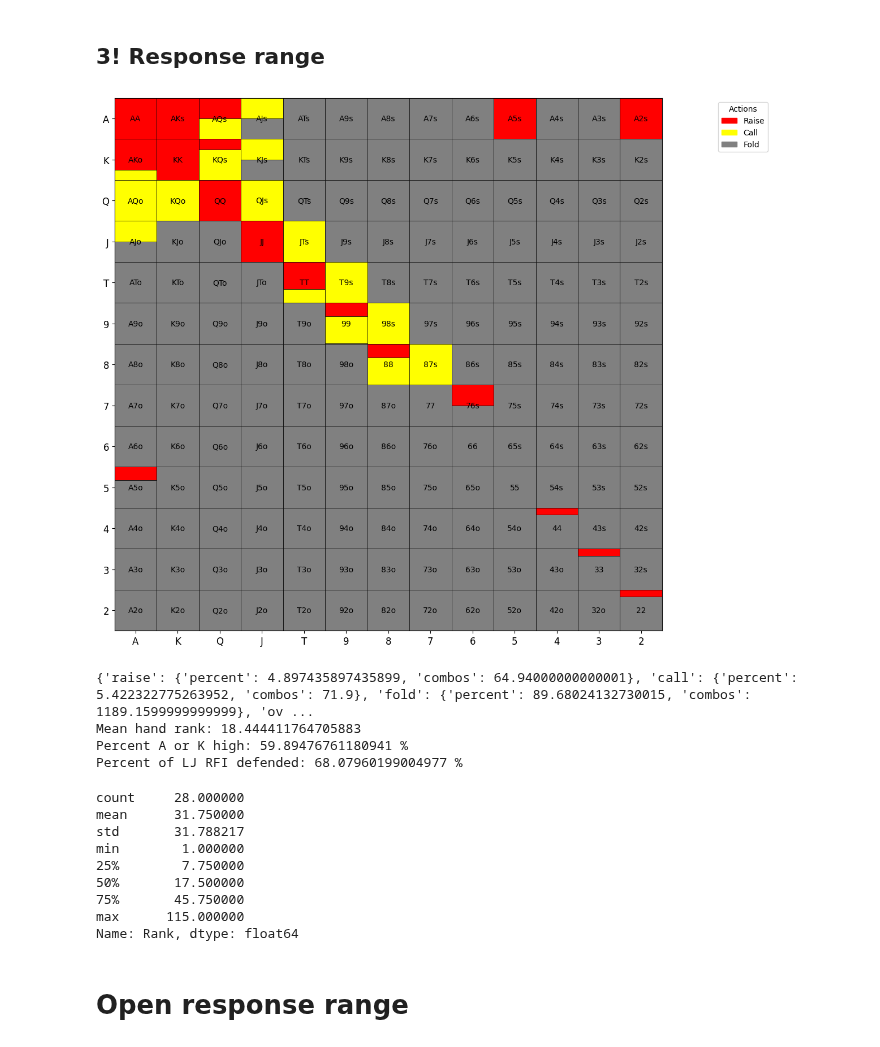
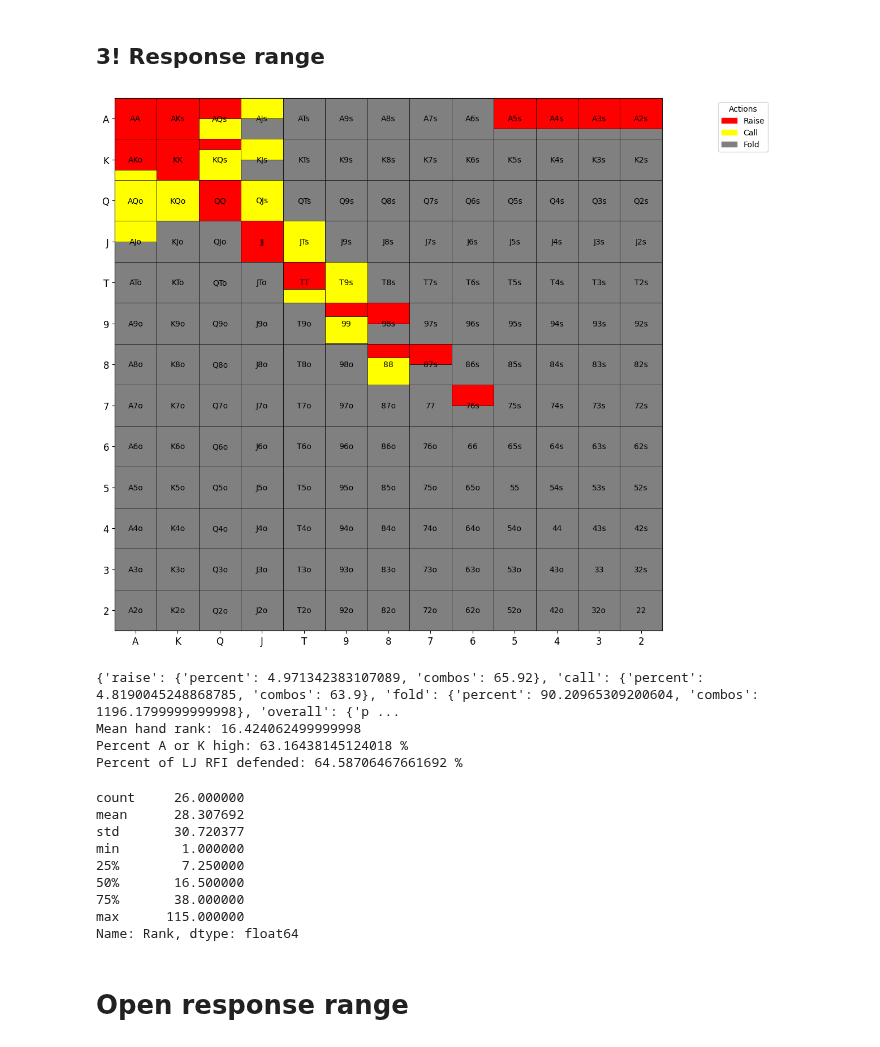
Before and after one commit to KunaalAgarwal/poker_analysis, a Jupyter notebook: src/mp1_ranges.ipynb, the cells around one changed output. Cells and saved outputs as stored; diff of their text form; code cells hidden in the pictures.

```diff
--- a/src/mp1_ranges.ipynb
+++ b/src/mp1_ranges.ipynb
@@ -147,9 +147,9 @@ response_3bet_range = {
     "66": {"raise": 0.0, "call": 0.0},
     "55": {"raise": 0.0, "call": 0.0},
     # 4bet bluff (unblocks AK, AQ, AJ, KQ, etc.), while ahead of those hands and can put high pressure on middling pairs
-    "44": {"raise": 0.17, "call": 0.0},
-    "33": {"raise": 0.17, "call": 0.0},
-    "22": {"raise": 0.17, "call": 0.0},
+    "44": {"raise": 0.0, "call": 0.0},
+    "33": {"raise": 0.0, "call": 0.0},
+    "22": {"raise": 0.0, "call": 0.0},
 
     "AKs": {"raise": 1.0, "call": 0.0},
     "AQs": {"raise": 0.5, "call": 0.5},
@@ -159,10 +159,10 @@ response_3bet_range = {
     "A8s": {"raise": 0.0, "call": 0.0},
     "A7s": {"raise": 0.0, "call": 0.0},
     "A6s": {"raise": 0.0, "call": 0.0},
-    "A5s": {"raise": 1.0, "call": 0.0}, # 4bet bluff
-    "A4s": {"raise": 0.0, "call": 0.0},
-    "A3s": {"raise": 0.0, "call": 0.0},
-    "A2s": {"raise": 1.0, "call": 0.0}, # 4bet bluff
+    "A5s": {"raise": 0.75, "call": 0.0}, # 4bet bluff
+    "A4s": {"raise": 0.75, "call": 0.0},
+    "A3s": {"raise": 0.75, "call": 0.0},
+    "A2s": {"raise": 0.75, "call": 0.0}, # 4bet bluff
 
     "AKo": {"raise": .75, "call": 0.25},
     "AQo": {"raise": 0.0, "call": 1.0},
@@ -170,7 +170,7 @@ response_3bet_range = {
     "ATo": {"raise": 0.0, "call": 0.0},
     "A9o": {"raise": 0.0, "call": 0.0},
 
-    "A5o": {"raise": 0.33, "call": 0.0}, # come back to adjust bluff frequencies
+    "A5o": {"raise": 0.0, "call": 0.0}, # come back to adjust bluff frequencies
     "A4o": {"raise": 0.0, "call": 0.0},
     "A3o": {"raise": 0.0, "call": 0.0},
     "A2o": {"raise": 0.0, "call": 0.0},
@@ -198,47 +198,47 @@ response_3bet_range = {
     "J9o": {"raise": 0.0, "call": 0.0},
 
     "T9s": {"raise": 0.0, "call": 1.0},
     "T8s": {"raise": 0.0, "call": 0.0},
 
-    "98s": {"raise": 0.0, "call": 1.0},
+    "98s": {"raise": 0.5, "call": 0.0},
     "97s": {"raise": 0.0, "call": 0.0},
 
-    "87s": {"raise": 0.0, "call": 1.0},
+    "87s": {"raise": 0.5, "call": 0.0},
     "86s": {"raise": 0.0, "call": 0.0},
 
     "76s": {"raise": 0.5, "call": 0.0},
     "75s": {"raise": 0.0, "call": 0.0},
 
     "65s": {"raise": 0.0, "call": 0.0},
 }
 # Visualize the range
 response_3bet = range_construction.generate_range(response_3bet_range, '../ranges/mp1_ranges/mp1_3!response.png')
 response_3bet_distribution = range_construction.range_hand_distribution(response_3bet_range)
 response_3bet_percent_by_actions = range_construction.range_percent_by_all_actions(response_3bet_range)
 response_3bet_mean_hand_rank = range_construction.average_range_rank(response_3bet_range)
 
 defended_rfi = 100*response_3bet_percent_by_actions['overall']['combos'] / rfi_percent_by_actions['overall']['combos']
 
 print(response_3bet_percent_by_actions)
 print(f'Mean hand rank: {response_3bet_mean_hand_rank}')
 print(f'Percent A or K high: {range_construction.percent_range_high_card(response_3bet_range)} %')
 print(f'Percent of LJ RFI defended: {defended_rfi} %')
 
 response_3bet_distribution[1].to_csv('../ranges/mp1_ranges/mp1_3bet_response_distribution.csv')
 response_3bet_distribution[0]
 # %% [output]
-[figure, old version]
+[figure, new version]
-{'raise': {'percent': 4.897435897435899, 'combos': 64.94000000000001}, 'call': {'percent': 5.422322775263952, 'combos': 71.9}, 'fold': {'percent': 89.68024132730015, 'combos': 1189.1599999999999}, 'ov ...
-Mean hand rank: 18.444411764705883
-Percent A or K high: 59.89476761180941 %
-Percent of LJ RFI defended: 68.07960199004977 %
+{'raise': {'percent': 4.971342383107089, 'combos': 65.92}, 'call': {'percent': 4.8190045248868785, 'combos': 63.9}, 'fold': {'percent': 90.20965309200604, 'combos': 1196.1799999999998}, 'overall': {'p ...
+Mean hand rank: 16.424062499999998
+Percent A or K high: 63.16438145124018 %
+Percent of LJ RFI defended: 64.58706467661692 %
-count     28.000000
-mean      31.750000
-std       31.788217
+count     26.000000
+mean      28.307692
+std       30.720377
 min        1.000000
-25%        7.750000
-50%       17.500000
-75%       45.750000
+25%        7.250000
+50%       16.500000
+75%       38.000000
 max      115.000000
 Name: Rank, dtype: float64
 # %% [markdown]
```
Also changed, not shown: 14 other files.
